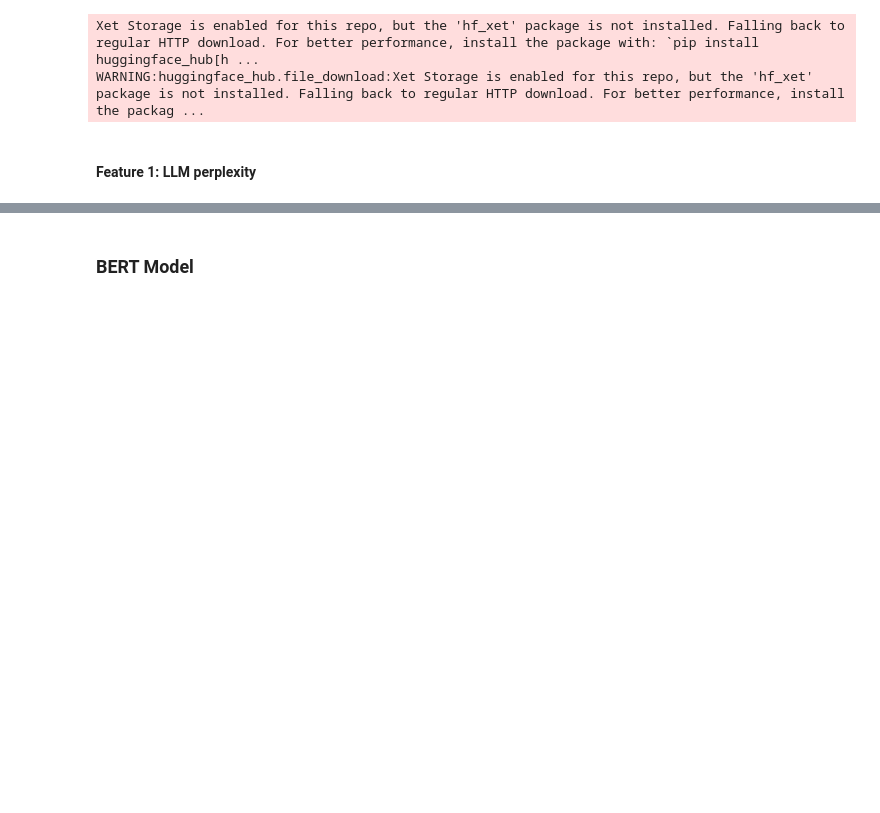
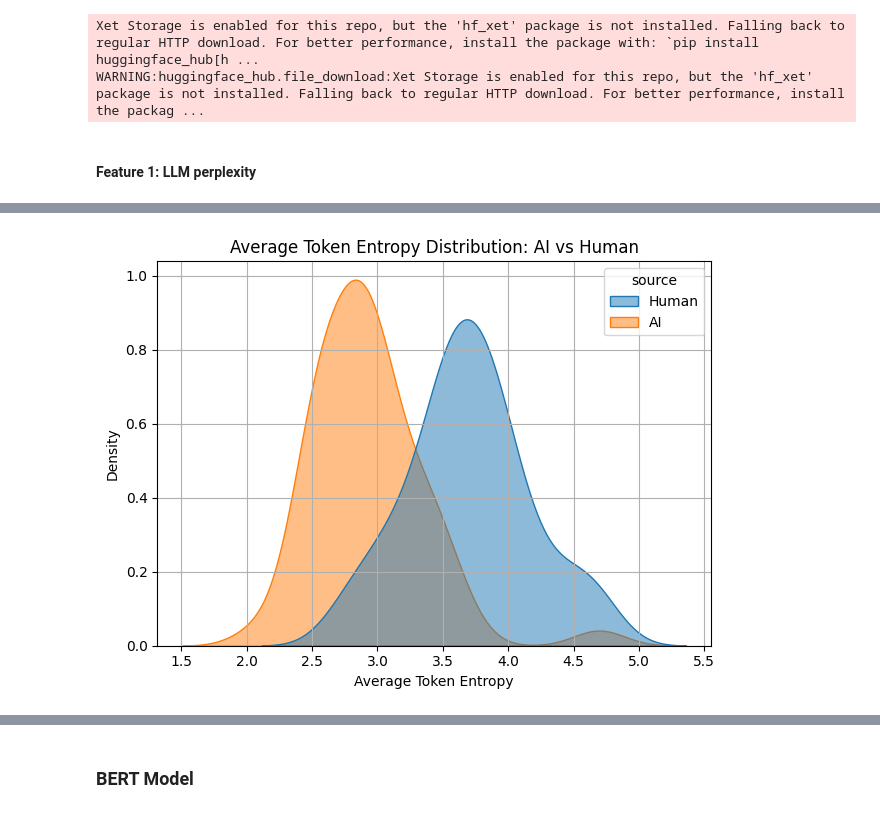
Before and after one commit to pawanbhatta178/FakeReviewDetector, a Jupyter notebook: ReviewAIDetector.ipynb, the cells around one changed output, grey strips where cells are left out. Saved outputs shown, nothing was run; the diff lists cells and outputs as text; code cells hidden in the pictures; blank space fills up the shorter version.

```diff
--- a/ReviewAIDetector.ipynb
+++ b/ReviewAIDetector.ipynb
@@ -421,0 +470,28 @@ plt.show()
+# %%
+import seaborn as sns
+import matplotlib.pyplot as plt
+
+# Prepare df_kde with the required column
+df_kde = df_combined2[['avg_entropy', 'generated']].copy()
+
+# Map 0.0 and 1.0 to 'Human' and 'AI'
+df_kde['source'] = df_kde['generated'].map({1.0: 'AI', 0.0: 'Human'})
+
+# Plot KDE
+sns.kdeplot(
+    data=df_kde,
+    x='avg_entropy',
+    hue='source',
+    fill=True,
+    common_norm=False,
+    alpha=0.5
+)
+
+plt.title("Average Token Entropy Distribution: AI vs Human")
+plt.xlabel("Average Token Entropy")
+plt.ylabel("Density")
+plt.grid(True)
+plt.tight_layout()
+plt.show()
+# %% [output]
+[figure, added]
```
Also changed, not shown: parts of 58 cells of this notebook.
